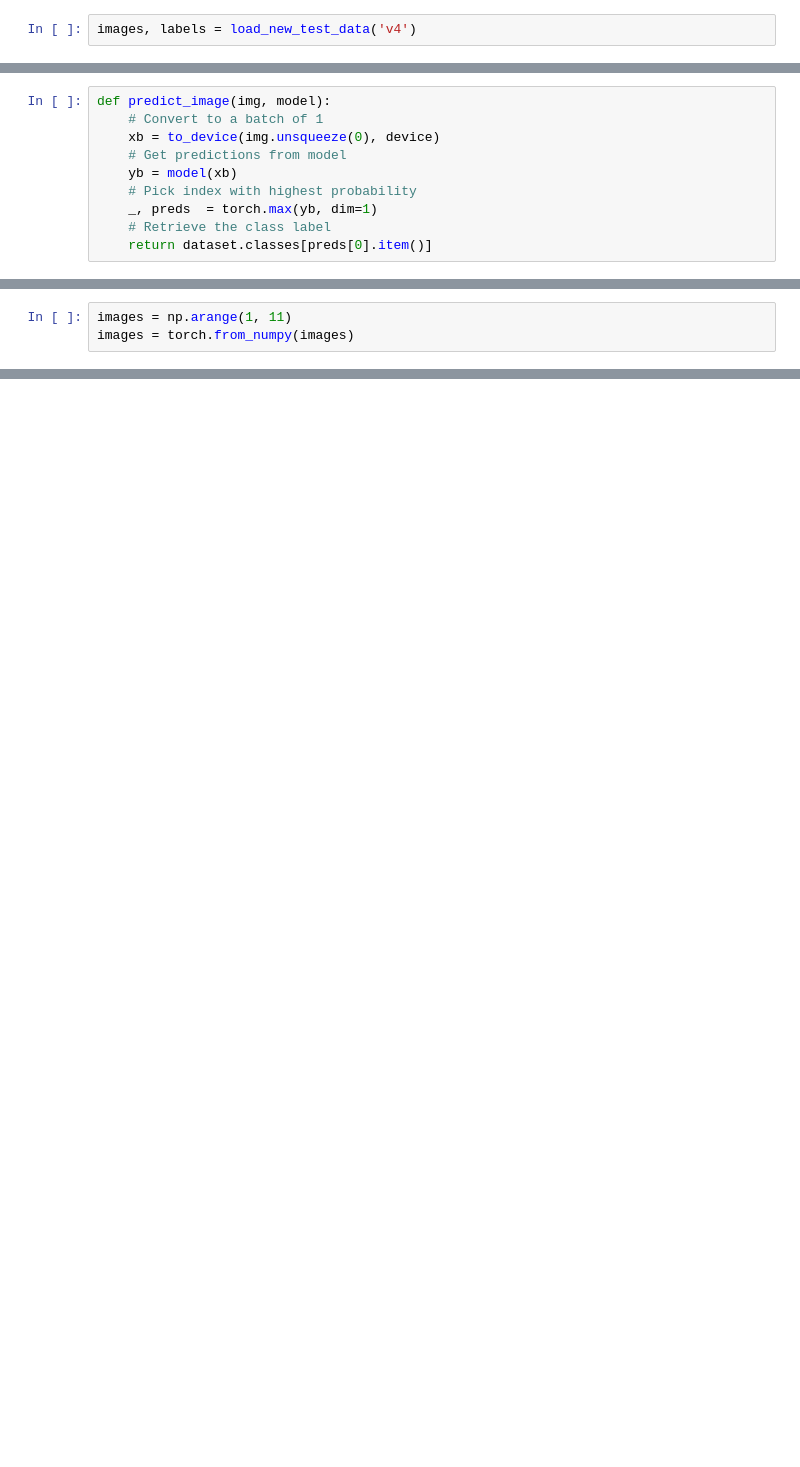
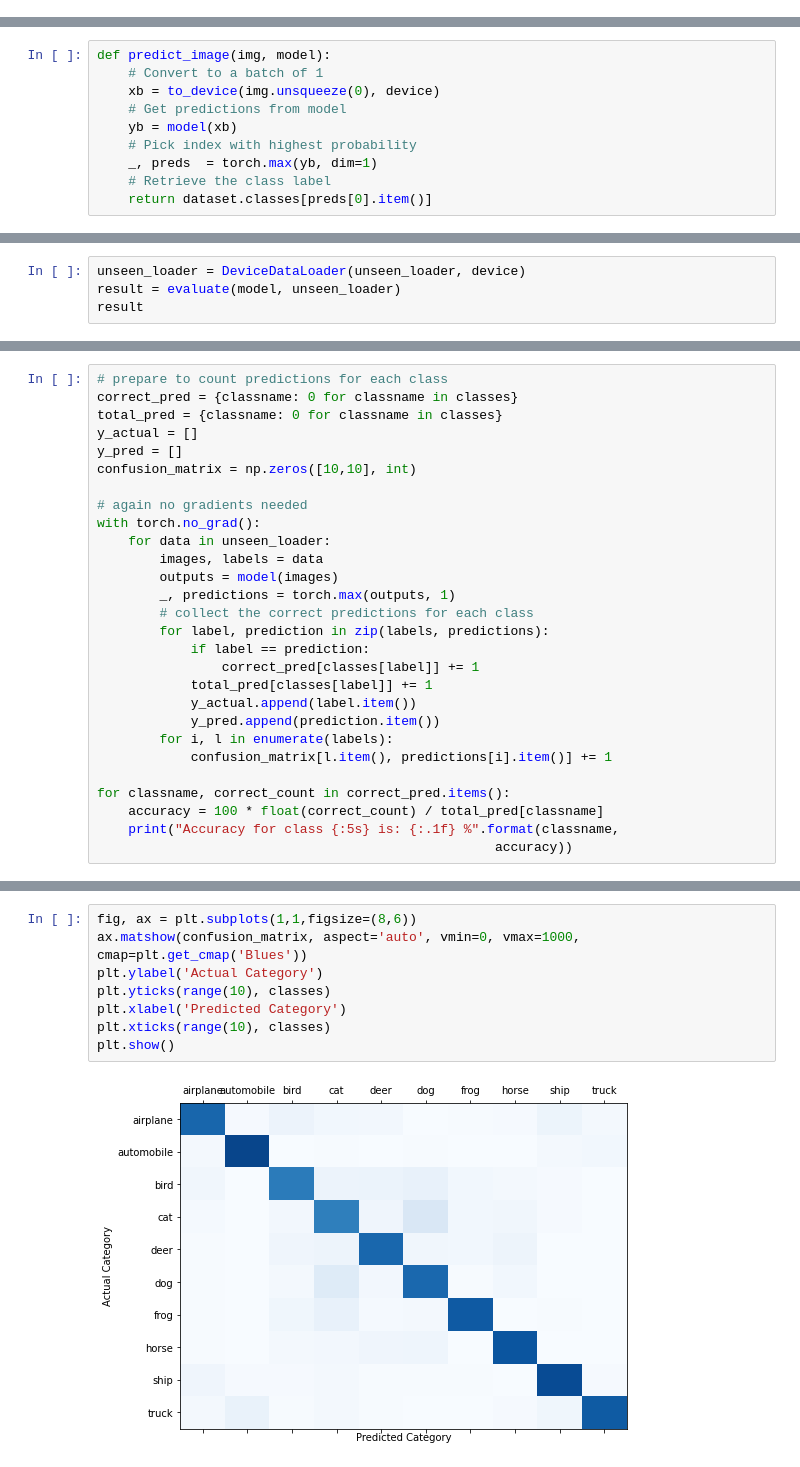
Before and after one commit to ingimar-eyfjord/AAI_exam, a Jupyter notebook: GPU Accelerated.ipynb, the cells around one changed output, grey strips where cells are left out. Saved outputs shown, nothing was run; the diff lists cells and outputs as text; blank space fills up the shorter version.

```diff
--- a/GPU Accelerated.ipynb
+++ b/GPU Accelerated.ipynb
@@ -659,2 +617,0 @@ def load_new_test_data(version_string='', load_tinyimage_indices=False):
-# %%
-images, labels = load_new_test_data('v4')
@@ -803,3 +678,0 @@ type(images)
-# %%
-images = np.arange(1, 11)
-images = torch.from_numpy(images)
@@ -842,0 +679,4 @@ result
+# %%
+unseen_loader = DeviceDataLoader(unseen_loader, device)
+result = evaluate(model, unseen_loader)
+result
@@ -842,0 +685,28 @@ result
+# %%
+# prepare to count predictions for each class
+correct_pred = {classname: 0 for classname in classes}
+total_pred = {classname: 0 for classname in classes}
+y_actual = []
+y_pred = []
+confusion_matrix = np.zeros([10,10], int)
+
+# again no gradients needed
+with torch.no_grad():
+    for data in unseen_loader:
+        images, labels = data
+        outputs = model(images)
+        _, predictions = torch.max(outputs, 1)
+        # collect the correct predictions for each class
+        for label, prediction in zip(labels, predictions):
+            if label == prediction:
+                correct_pred[classes[label]] += 1
+            total_pred[classes[label]] += 1
+            y_actual.append(label.item())
+            y_pred.append(prediction.item())
+        for i, l in enumerate(labels):
+            confusion_matrix[l.item(), predictions[i].item()] += 1
+
+for classname, correct_count in correct_pred.items():
+    accuracy = 100 * float(correct_count) / total_pred[classname]
+    print("Accuracy for class {:5s} is: {:.1f} %".format(classname,
+                                                   accuracy))
@@ -842,0 +724,10 @@ result
+# %%
+fig, ax = plt.subplots(1,1,figsize=(8,6))
+ax.matshow(confusion_matrix, aspect='auto', vmin=0, vmax=1000, cmap=plt.get_cmap('Blues'))
+plt.ylabel('Actual Category')
+plt.yticks(range(10), classes)
+plt.xlabel('Predicted Category')
+plt.xticks(range(10), classes)
+plt.show()
+# %% [output]
+[figure, added]
```
Also changed, not shown: parts of 51 cells of this notebook.
